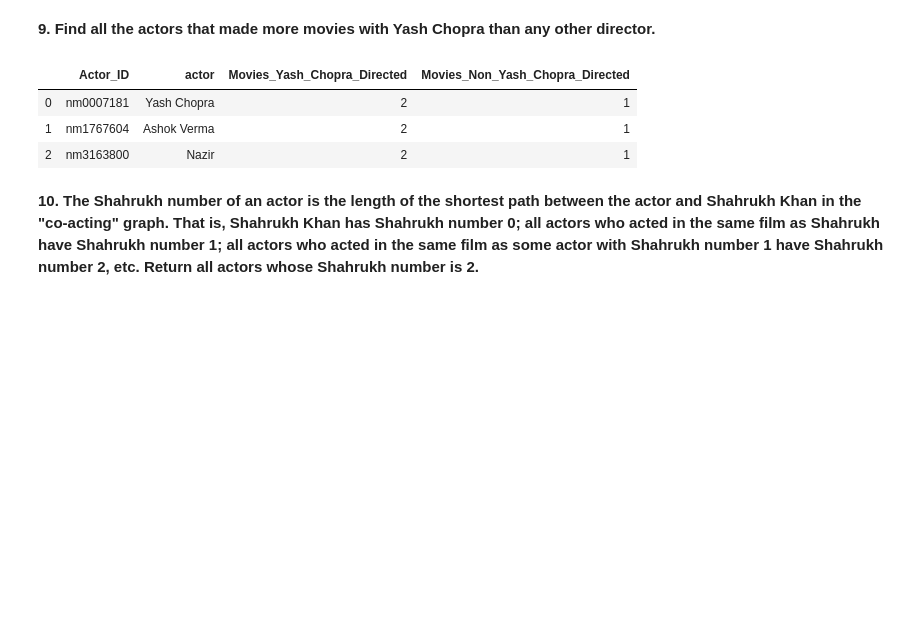
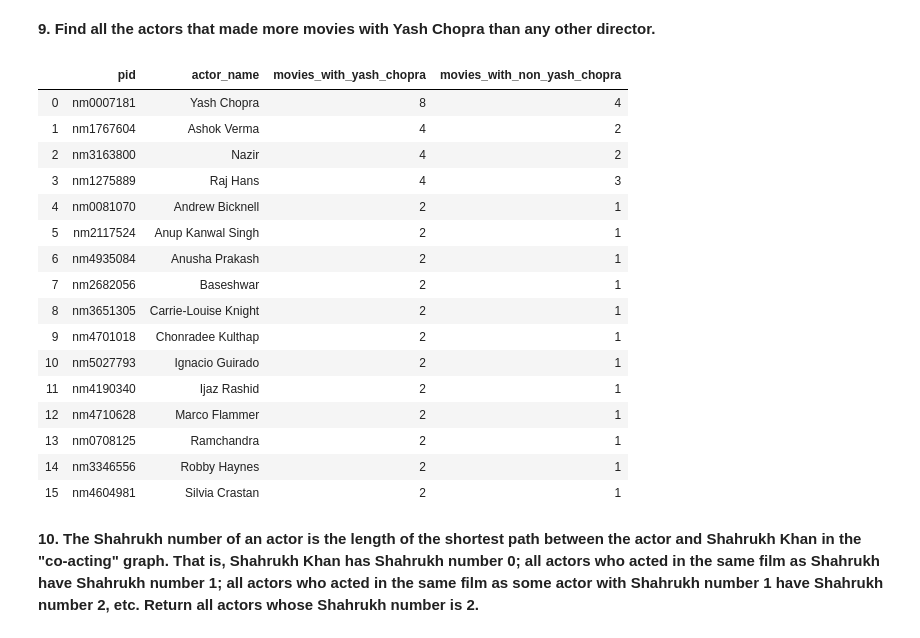
Before and after one commit to aditya-5842/sqlite3-practice, a Jupyter notebook: SQL queries on IMDB data.ipynb, the cells around one changed output. Drawn from its saved outputs; the diff is of its cells as text; code cells hidden in the pictures; blank space fills up the shorter version.

```diff
--- a/SQL queries on IMDB data.ipynb
+++ b/SQL queries on IMDB data.ipynb
@@ -383,49 +383,61 @@ pd.read_sql_query(sql, conn)
 # %% [markdown]
 **9. Find all the actors that made more movies with Yash Chopra than any other director.**
 # %%
-sql = """
-SELECT yash_chopra_directed.*,
-       non_yash_chopra_directed.movies_non_yash_chopra_directed
-FROM   (SELECT DISTINCT Trim(p1.pid)          AS Actor_ID,
-                        Trim(p1.name)         AS actor,
-                        Count(DISTINCT m.mid) AS 'Movies_Yash_Chopra_Directed'
+sql = '''
+SELECT yash_chopra.*,
+       non_yash_chopra.movies_with_non_yash_chopra
+FROM   (SELECT DISTINCT p1.pid,
+                        Trim(p1.NAME) AS actor_name,
+                        Count(*)      AS movies_with_yash_chopra
         FROM   person p1
                JOIN m_cast mc
                  ON Trim(mc.pid) = p1.pid
                JOIN movie m
                  ON m.mid = mc.mid
                JOIN m_director md
                  ON md.mid = m.mid
                JOIN person p2
                  ON p2.pid = md.pid
-        WHERE  Trim(p2.name) = 'Yash Chopra'
-        GROUP  BY Trim(p1.pid))yash_chopra_directed
-       LEFT JOIN (SELECT DISTINCT Trim(p1.pid)          AS Actor_ID,
-                                  Trim(p1.name)         AS actor,
-                                  Count(DISTINCT m.mid) AS
-              'Movies_Non_Yash_Chopra_Directed'
-                  FROM   person p1
-                         JOIN m_cast mc
-                           ON Trim(mc.pid) = p1.pid
-                         JOIN movie m
-                           ON m.mid = mc.mid
-                         JOIN m_director md
-                           ON md.mid = m.mid
-                         JOIN person p2
-                           ON p2.pid = md.pid
-                  WHERE  Trim(p2.name) != 'Yash Chopra'
-                  GROUP  BY Trim(p1.pid))non_yash_chopra_directed
-              ON non_yash_chopra_directed.actor_id =
-                 yash_chopra_directed.actor_id
-WHERE  yash_chopra_directed.movies_yash_chopra_directed >
-       non_yash_chopra_directed.movies_non_yash_chopra_directed
-"""
+        WHERE  Trim(p2.NAME) = 'Yash Chopra'
+        GROUP  BY Trim(p1.NAME))yash_chopra
+       JOIN (SELECT DISTINCT p1.pid,
+                             Trim(p1.NAME) AS actor_name,
+                             Count(*)      AS movies_with_non_yash_chopra
+             FROM   person p1
+                    JOIN m_cast mc
+                      ON Trim(mc.pid) = p1.pid
+                    JOIN movie m
+                      ON m.mid = mc.mid
+                    JOIN m_director md
+                      ON md.mid = m.mid
+                    JOIN person p2
+                      ON p2.pid = md.pid
+             WHERE  Trim(p2.NAME) != 'Yash Chopra'
+             GROUP  BY Trim(p1.NAME))non_yash_chopra
+         ON non_yash_chopra.pid = yash_chopra.pid
+WHERE  yash_chopra.movies_with_yash_chopra >
+       non_yash_chopra.movies_with_non_yash_chopra
+ORDER  BY yash_chopra.movies_with_yash_chopra DESC
+'''
 pd.read_sql_query(sql, conn)
 # %% [output]
-|  | Actor_ID | actor | Movies_Yash_Chopra_Directed | Movies_Non_Yash_Chopra_Directed |
-| 0 | nm0007181 | Yash Chopra | 2 | 1 |
-| 1 | nm1767604 | Ashok Verma | 2 | 1 |
-| 2 | nm3163800 | Nazir | 2 | 1 |
+|  | pid | actor_name | movies_with_yash_chopra | movies_with_non_yash_chopra |
+| 0 | nm0007181 | Yash Chopra | 8 | 4 |
+| 1 | nm1767604 | Ashok Verma | 4 | 2 |
+| 2 | nm3163800 | Nazir | 4 | 2 |
+| 3 | nm1275889 | Raj Hans | 4 | 3 |
+| 4 | nm0081070 | Andrew Bicknell | 2 | 1 |
+| 5 | nm2117524 | Anup Kanwal Singh | 2 | 1 |
+| 6 | nm4935084 | Anusha Prakash | 2 | 1 |
+| 7 | nm2682056 | Baseshwar | 2 | 1 |
+| 8 | nm3651305 | Carrie-Louise Knight | 2 | 1 |
+| 9 | nm4701018 | Chonradee Kulthap | 2 | 1 |
+| 10 | nm5027793 | Ignacio Guirado | 2 | 1 |
+| 11 | nm4190340 | Ijaz Rashid | 2 | 1 |
+| 12 | nm4710628 | Marco Flammer | 2 | 1 |
+| 13 | nm0708125 | Ramchandra | 2 | 1 |
+| 14 | nm3346556 | Robby Haynes | 2 | 1 |
+| 15 | nm4604981 | Silvia Crastan | 2 | 1 |
 # %% [markdown]
 **10. The Shahrukh number of an actor is the length of the shortest path between the actor and
 Shahrukh Khan in the "co-acting" graph. That is, Shahrukh Khan has Shahrukh number 0; all
```
Also changed, not shown: parts of 1 cell of this notebook.
